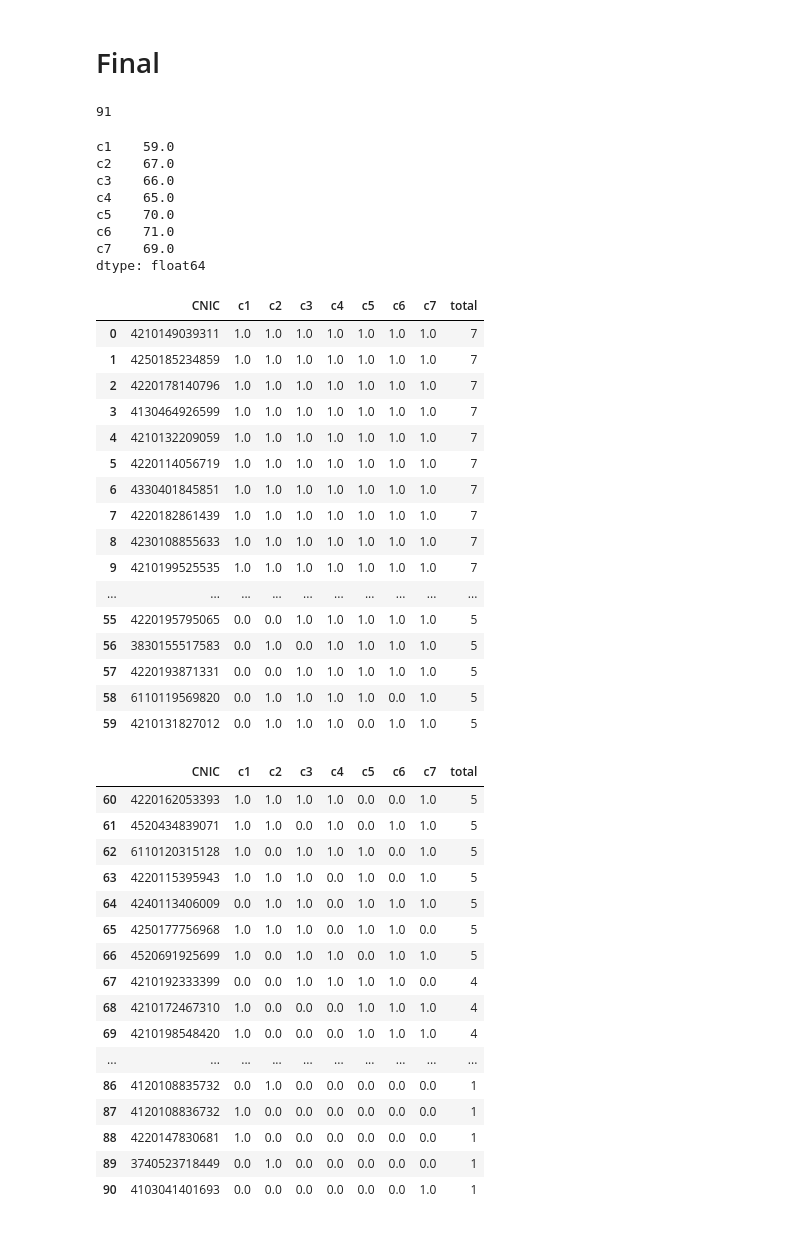
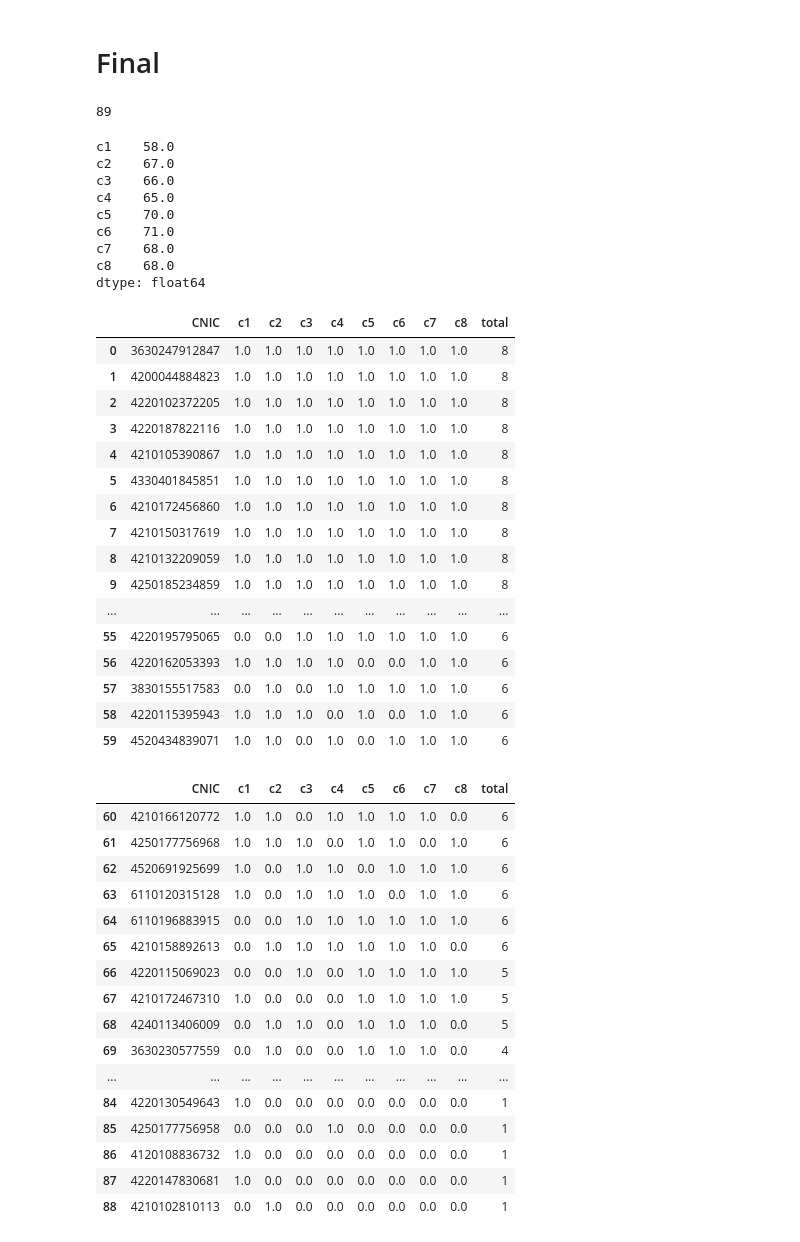
Before and after one commit to EnggQasim/NED-batch4-Python, a Jupyter notebook: attendance.ipynb, the cells around one changed output. Cells and saved outputs as stored; diff of their text form; code cells hidden in the pictures.

```diff
--- a/attendance.ipynb
+++ b/attendance.ipynb
@@ -4,7 +4,7 @@ import re
 # %%
 def attendance(x):
     x = x.replace('-','')
-    l = list(set(re.findall('\d{13}',x)))
+    l = list(set(re.findall(r'\b[0-9]{13}\b',x)))
     return pd.DataFrame({"CNIC":l})
 # %%
 x = """
@@ -1538,64 +1747,68 @@ df7.head()
 # %%
 df = df1.merge(df2,on='CNIC', how='outer').fillna(0).merge(
     df3, on="CNIC",how="outer"
 ).fillna(0).merge(
 df4, on="CNIC", how='outer'
 ).fillna(0).merge(
 df5, on="CNIC", how='outer'
 ).fillna(0).merge(
 df6, on="CNIC", how='outer'
 ).fillna(0).merge(
 df7, on="CNIC", how='outer'
+).fillna(0).merge(
+df8, on="CNIC", how='outer'
 ).fillna(0)
+
 
 df['total'] = df.iloc[:,1:].astype(int).sum(axis=1)
 df.sort_values(by="total", inplace=True, ascending=False)
 df.reset_index(drop=True,inplace=True)
 print(len(df))
 display(df.iloc[:,1:-1].sum(axis=0))
 display(df.head(60))
 display(df.iloc[60:,:])
 # %% [output]
-91
+89
-c1    59.0
+c1    58.0
 c2    67.0
 c3    66.0
 c4    65.0
 c5    70.0
 c6    71.0
-c7    69.0
+c7    68.0
+c8    68.0
 dtype: float64
-|  | CNIC | c1 | c2 | c3 | c4 | c5 | c6 | c7 | total |
-| 0 | 4210149039311 | 1.0 | 1.0 | 1.0 | 1.0 | 1.0 | 1.0 | 1.0 | 7 |
-| 1 | 4250185234859 | 1.0 | 1.0 | 1.0 | 1.0 | 1.0 | 1.0 | 1.0 | 7 |
-| 2 | 4220178140796 | 1.0 | 1.0 | 1.0 | 1.0 | 1.0 | 1.0 | 1.0 | 7 |
-| 3 | 4130464926599 | 1.0 | 1.0 | 1.0 | 1.0 | 1.0 | 1.0 | 1.0 | 7 |
-| 4 | 4210132209059 | 1.0 | 1.0 | 1.0 | 1.0 | 1.0 | 1.0 | 1.0 | 7 |
-| 5 | 4220114056719 | 1.0 | 1.0 | 1.0 | 1.0 | 1.0 | 1.0 | 1.0 | 7 |
-| 6 | 4330401845851 | 1.0 | 1.0 | 1.0 | 1.0 | 1.0 | 1.0 | 1.0 | 7 |
-| 7 | 4220182861439 | 1.0 | 1.0 | 1.0 | 1.0 | 1.0 | 1.0 | 1.0 | 7 |
-| 8 | 4230108855633 | 1.0 | 1.0 | 1.0 | 1.0 | 1.0 | 1.0 | 1.0 | 7 |
-| 9 | 4210199525535 | 1.0 | 1.0 | 1.0 | 1.0 | 1.0 | 1.0 | 1.0 | 7 |
-| ... | ... | ... | ... | ... | ... | ... | ... | ... | ... |
-| 55 | 4220195795065 | 0.0 | 0.0 | 1.0 | 1.0 | 1.0 | 1.0 | 1.0 | 5 |
-| 56 | 3830155517583 | 0.0 | 1.0 | 0.0 | 1.0 | 1.0 | 1.0 | 1.0 | 5 |
-| 57 | 4220193871331 | 0.0 | 0.0 | 1.0 | 1.0 | 1.0 | 1.0 | 1.0 | 5 |
-| 58 | 6110119569820 | 0.0 | 1.0 | 1.0 | 1.0 | 1.0 | 0.0 | 1.0 | 5 |
-| 59 | 4210131827012 | 0.0 | 1.0 | 1.0 | 1.0 | 0.0 | 1.0 | 1.0 | 5 |
+|  | CNIC | c1 | c2 | c3 | c4 | c5 | c6 | c7 | c8 | total |
+| 0 | 3630247912847 | 1.0 | 1.0 | 1.0 | 1.0 | 1.0 | 1.0 | 1.0 | 1.0 | 8 |
+| 1 | 4200044884823 | 1.0 | 1.0 | 1.0 | 1.0 | 1.0 | 1.0 | 1.0 | 1.0 | 8 |
+| 2 | 4220102372205 | 1.0 | 1.0 | 1.0 | 1.0 | 1.0 | 1.0 | 1.0 | 1.0 | 8 |
+| 3 | 4220187822116 | 1.0 | 1.0 | 1.0 | 1.0 | 1.0 | 1.0 | 1.0 | 1.0 | 8 |
+| 4 | 4210105390867 | 1.0 | 1.0 | 1.0 | 1.0 | 1.0 | 1.0 | 1.0 | 1.0 | 8 |
+| 5 | 4330401845851 | 1.0 | 1.0 | 1.0 | 1.0 | 1.0 | 1.0 | 1.0 | 1.0 | 8 |
+| 6 | 4210172456860 | 1.0 | 1.0 | 1.0 | 1.0 | 1.0 | 1.0 | 1.0 | 1.0 | 8 |
+| 7 | 4210150317619 | 1.0 | 1.0 | 1.0 | 1.0 | 1.0 | 1.0 | 1.0 | 1.0 | 8 |
+| 8 | 4210132209059 | 1.0 | 1.0 | 1.0 | 1.0 | 1.0 | 1.0 | 1.0 | 1.0 | 8 |
+| 9 | 4250185234859 | 1.0 | 1.0 | 1.0 | 1.0 | 1.0 | 1.0 | 1.0 | 1.0 | 8 |
+| ... | ... | ... | ... | ... | ... | ... | ... | ... | ... | ... |
+| 55 | 4220195795065 | 0.0 | 0.0 | 1.0 | 1.0 | 1.0 | 1.0 | 1.0 | 1.0 | 6 |
+| 56 | 4220162053393 | 1.0 | 1.0 | 1.0 | 1.0 | 0.0 | 0.0 | 1.0 | 1.0 | 6 |
+| 57 | 3830155517583 | 0.0 | 1.0 | 0.0 | 1.0 | 1.0 | 1.0 | 1.0 | 1.0 | 6 |
+| 58 | 4220115395943 | 1.0 | 1.0 | 1.0 | 0.0 | 1.0 | 0.0 | 1.0 | 1.0 | 6 |
+| 59 | 4520434839071 | 1.0 | 1.0 | 0.0 | 1.0 | 0.0 | 1.0 | 1.0 | 1.0 | 6 |
-|  | CNIC | c1 | c2 | c3 | c4 | c5 | c6 | c7 | total |
-| 60 | 4220162053393 | 1.0 | 1.0 | 1.0 | 1.0 | 0.0 | 0.0 | 1.0 | 5 |
-| 61 | 4520434839071 | 1.0 | 1.0 | 0.0 | 1.0 | 0.0 | 1.0 | 1.0 | 5 |
-| 62 | 6110120315128 | 1.0 | 0.0 | 1.0 | 1.0 | 1.0 | 0.0 | 1.0 | 5 |
-| 63 | 4220115395943 | 1.0 | 1.0 | 1.0 | 0.0 | 1.0 | 0.0 | 1.0 | 5 |
-| 64 | 4240113406009 | 0.0 | 1.0 | 1.0 | 0.0 | 1.0 | 1.0 | 1.0 | 5 |
-| 65 | 4250177756968 | 1.0 | 1.0 | 1.0 | 0.0 | 1.0 | 1.0 | 0.0 | 5 |
-| 66 | 4520691925699 | 1.0 | 0.0 | 1.0 | 1.0 | 0.0 | 1.0 | 1.0 | 5 |
-| 67 | 4210192333399 | 0.0 | 0.0 | 1.0 | 1.0 | 1.0 | 1.0 | 0.0 | 4 |
-| 68 | 4210172467310 | 1.0 | 0.0 | 0.0 | 0.0 | 1.0 | 1.0 | 1.0 | 4 |
-| 69 | 4210198548420 | 1.0 | 0.0 | 0.0 | 0.0 | 1.0 | 1.0 | 1.0 | 4 |
-| ... | ... | ... | ... | ... | ... | ... | ... | ... | ... |
-| 86 | 4120108835732 | 0.0 | 1.0 | 0.0 | 0.0 | 0.0 | 0.0 | 0.0 | 1 |
-| 87 | 4120108836732 | 1.0 | 0.0 | 0.0 | 0.0 | 0.0 | 0.0 | 0.0 | 1 |
-| 88 | 4220147830681 | 1.0 | 0.0 | 0.0 | 0.0 | 0.0 | 0.0 | 0.0 | 1 |
-| 89 | 3740523718449 | 0.0 | 1.0 | 0.0 | 0.0 | 0.0 | 0.0 | 0.0 | 1 |
-| 90 | 4103041401693 | 0.0 | 0.0 | 0.0 | 0.0 | 0.0 | 0.0 | 1.0 | 1 |
+|  | CNIC | c1 | c2 | c3 | c4 | c5 | c6 | c7 | c8 | total |
+| 60 | 4210166120772 | 1.0 | 1.0 | 0.0 | 1.0 | 1.0 | 1.0 | 1.0 | 0.0 | 6 |
+| 61 | 4250177756968 | 1.0 | 1.0 | 1.0 | 0.0 | 1.0 | 1.0 | 0.0 | 1.0 | 6 |
+| 62 | 4520691925699 | 1.0 | 0.0 | 1.0 | 1.0 | 0.0 | 1.0 | 1.0 | 1.0 | 6 |
+| 63 | 6110120315128 | 1.0 | 0.0 | 1.0 | 1.0 | 1.0 | 0.0 | 1.0 | 1.0 | 6 |
+| 64 | 6110196883915 | 0.0 | 0.0 | 1.0 | 1.0 | 1.0 | 1.0 | 1.0 | 1.0 | 6 |
+| 65 | 4210158892613 | 0.0 | 1.0 | 1.0 | 1.0 | 1.0 | 1.0 | 1.0 | 0.0 | 6 |
+| 66 | 4220115069023 | 0.0 | 0.0 | 1.0 | 0.0 | 1.0 | 1.0 | 1.0 | 1.0 | 5 |
+| 67 | 4210172467310 | 1.0 | 0.0 | 0.0 | 0.0 | 1.0 | 1.0 | 1.0 | 1.0 | 5 |
+| 68 | 4240113406009 | 0.0 | 1.0 | 1.0 | 0.0 | 1.0 | 1.0 | 1.0 | 0.0 | 5 |
+| 69 | 3630230577559 | 0.0 | 1.0 | 0.0 | 0.0 | 1.0 | 1.0 | 1.0 | 0.0 | 4 |
+| ... | ... | ... | ... | ... | ... | ... | ... | ... | ... | ... |
+| 84 | 4220130549643 | 1.0 | 0.0 | 0.0 | 0.0 | 0.0 | 0.0 | 0.0 | 0.0 | 1 |
+| 85 | 4250177756958 | 0.0 | 0.0 | 0.0 | 1.0 | 0.0 | 0.0 | 0.0 | 0.0 | 1 |
+| 86 | 4120108836732 | 1.0 | 0.0 | 0.0 | 0.0 | 0.0 | 0.0 | 0.0 | 0.0 | 1 |
+| 87 | 4220147830681 | 1.0 | 0.0 | 0.0 | 0.0 | 0.0 | 0.0 | 0.0 | 0.0 | 1 |
+| 88 | 4210102810113 | 0.0 | 1.0 | 0.0 | 0.0 | 0.0 | 0.0 | 0.0 | 0.0 | 1 |
```
Also changed, not shown: parts of 8 cells of this notebook, 1 other file.
